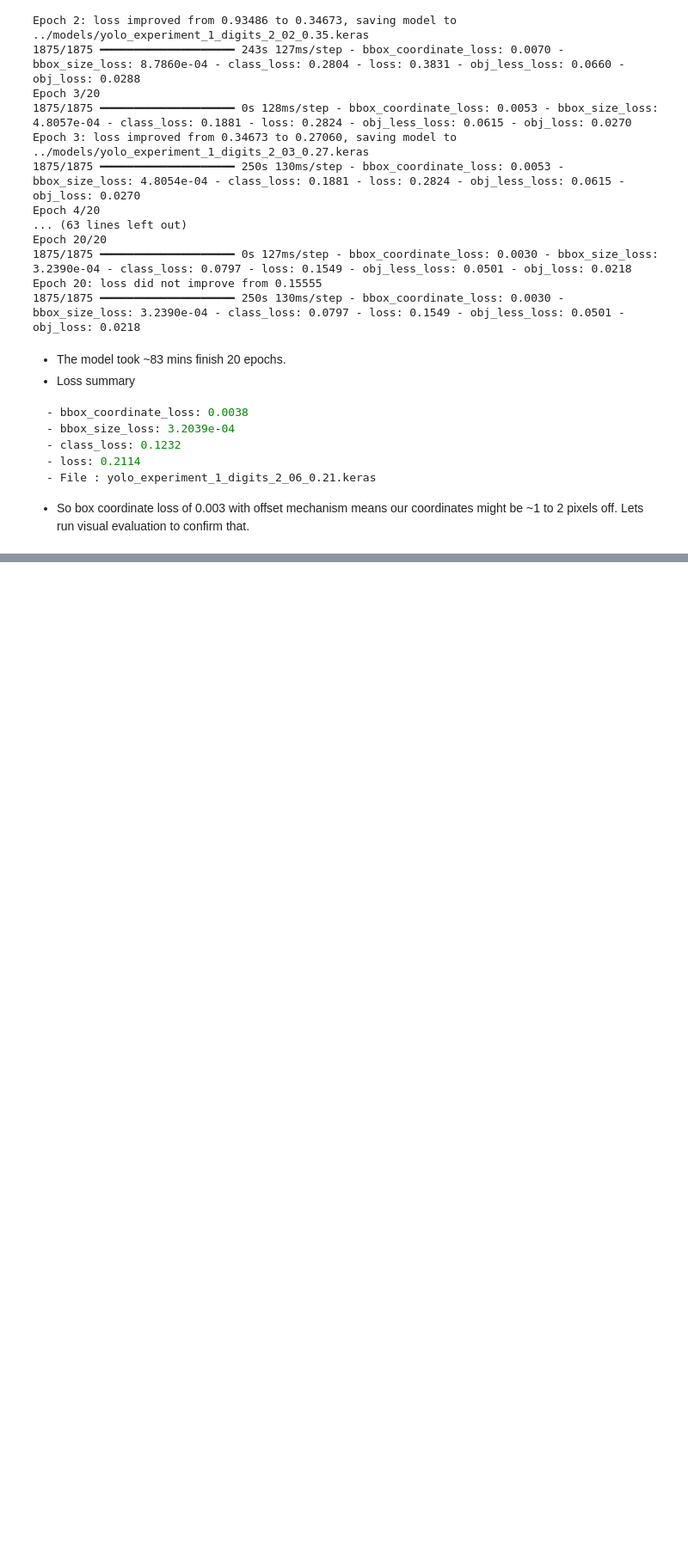
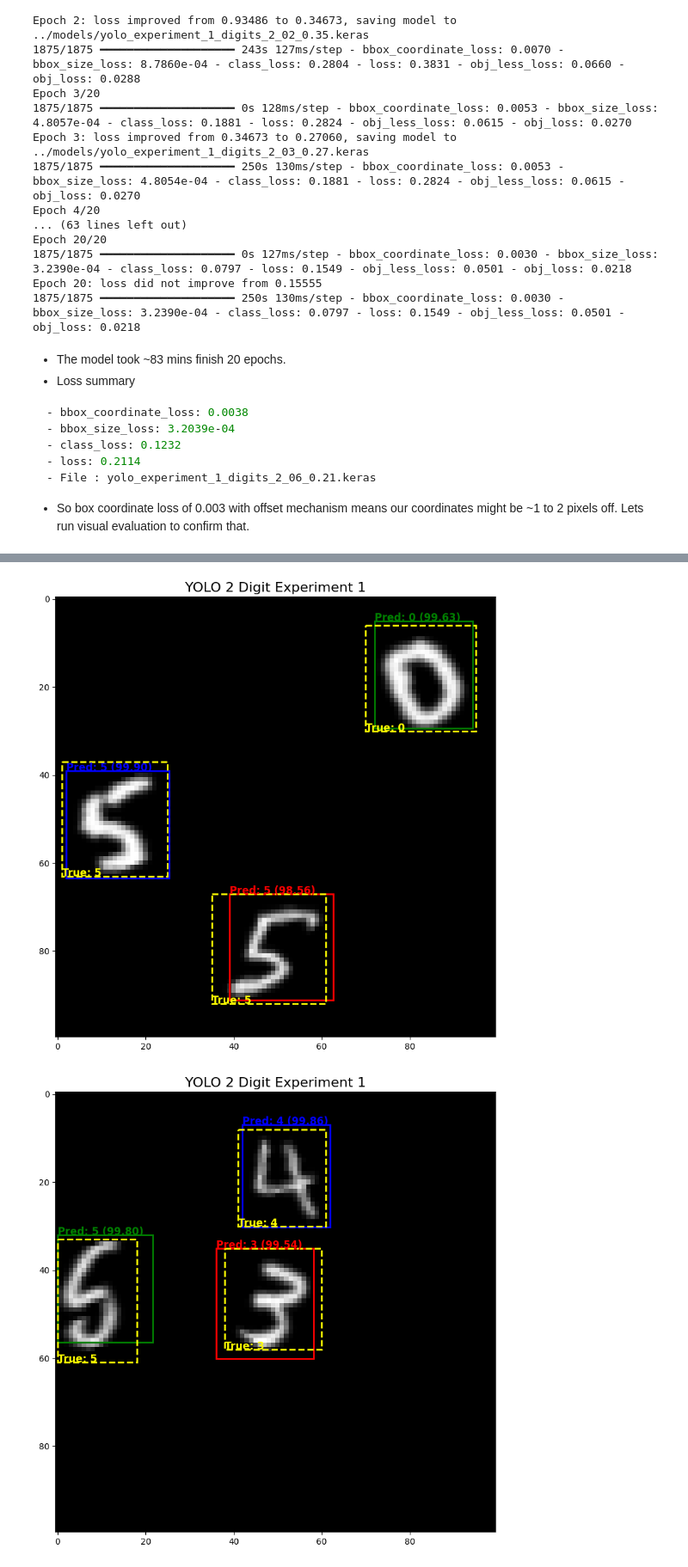
Before and after one commit to gaurangdave/mnist_object_detection, a Jupyter notebook: notebooks/08_yolo_training_evaluation.ipynb, the cells around one changed output, grey strips where cells are left out. Shown at 86% size. Saved outputs shown, nothing was run; the diff lists cells and outputs as text; code cells hidden in the pictures; blank space fills up the shorter version.

```diff
--- a/notebooks/08_yolo_training_evaluation.ipynb
+++ b/notebooks/08_yolo_training_evaluation.ipynb
@@ -183,0 +350,8 @@ for ctr in range(num_random_samples):
+# %%
+model_names=[(
+    "YOLO 2 Digit Experiment 1", "yolo_experiment_1_digits_3_06_0.24.keras"
+)]
+
+evaluation_utils.visualize_model_predictions(
+    model_names=model_names, num_of_digits=3, num_of_samples=5)
+# %% [output]
@@ -183,0 +359,2 @@ for ctr in range(num_random_samples):
+[figure, added]
+[figure, added]
```
Also changed, not shown: parts of 15 cells of this notebook, 2 other files.
